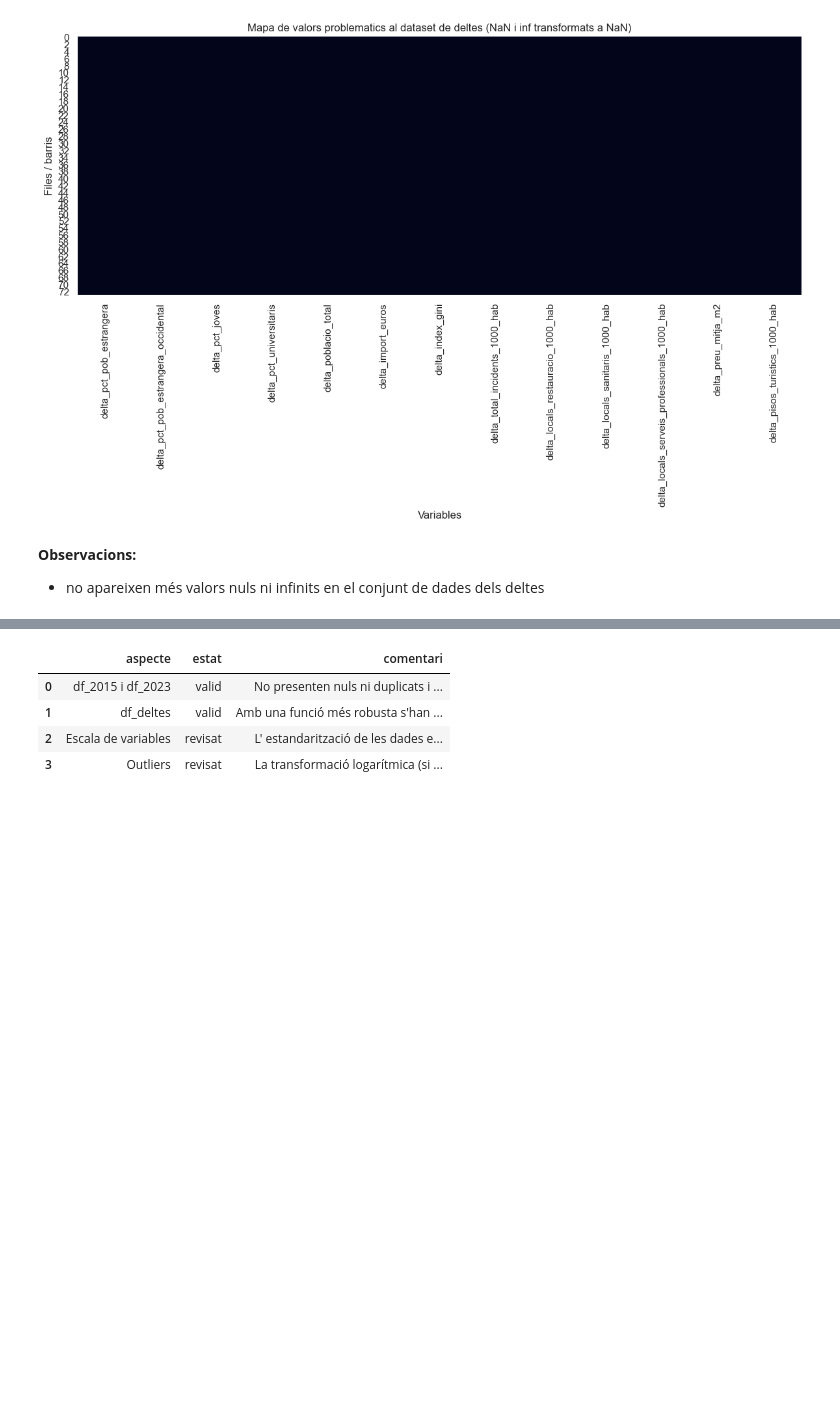
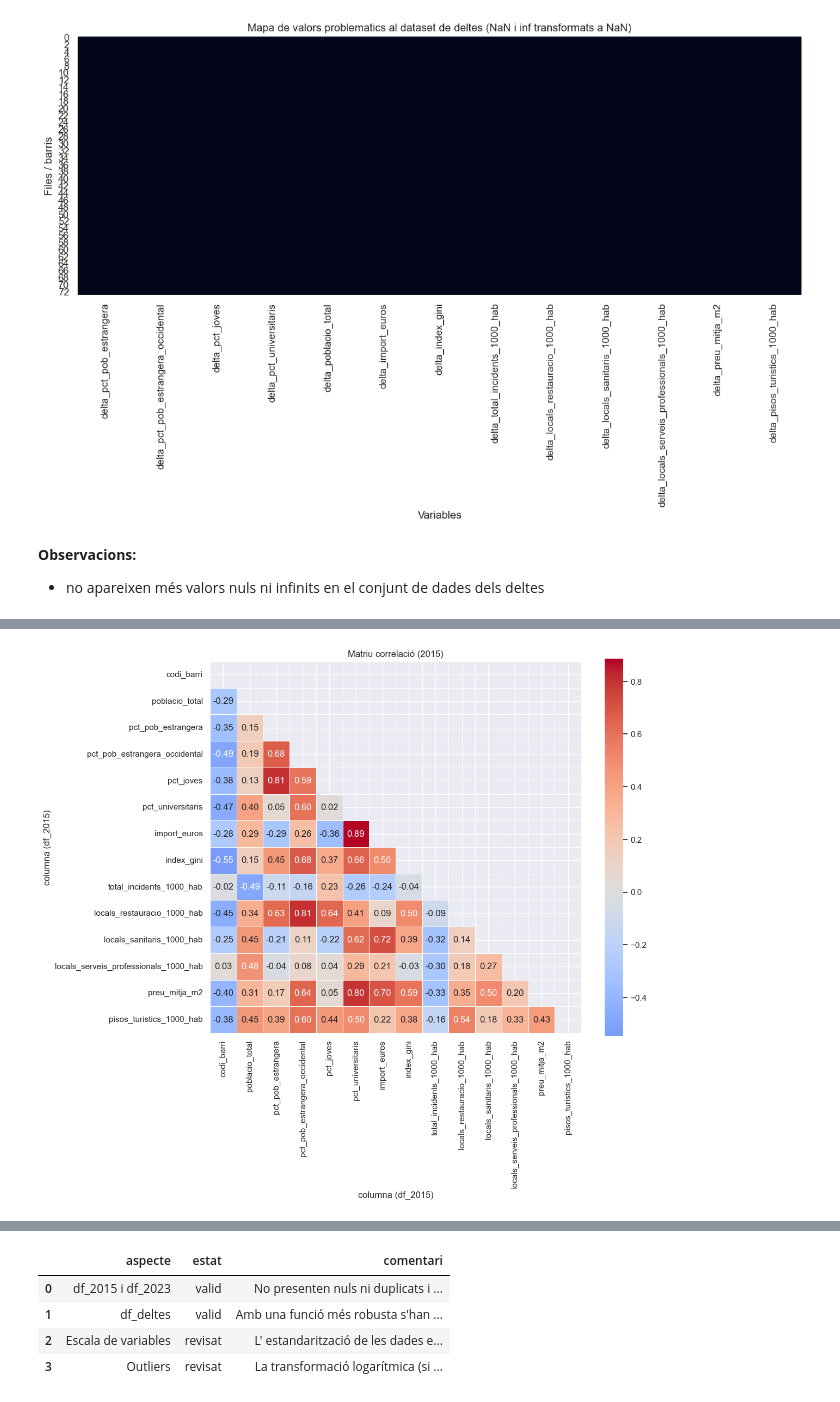
Before and after one commit to joseprau/tfm_gentrificacio_bcn, a Jupyter notebook: notebooks/eda.ipynb, the cells around one changed output, grey strips where cells are left out. Cells and saved outputs as stored; diff of their text form; code cells hidden in the pictures; blank space fills up the shorter version.

Commit message:
analisi correlacions dels datasets a eda

```diff
--- a/notebooks/eda.ipynb
+++ b/notebooks/eda.ipynb
@@ -145,6 +145,21 @@ def boxplots_validacio(df, titol, nom_fitxer):
     fig.tight_layout()
     fig.savefig(RESULTS_DIR / nom_fitxer, dpi=150, bbox_inches='tight')
     plt.show()
+
+
+def corr_plot(cor_matrix, titol, nom_fitxer):
+    """
+    Funció per mostrar de manera gràfica la matriu de correlació.
+    """
+
+    mask = np.triu(np.ones_like(cor_matrix, dtype=bool))
+
+    plt.figure(figsize=(11, 9))
+    sns.heatmap(cor_matrix, mask = mask, annot=True, fmt=".2f", cmap='coolwarm', center=0,
+            square=True, linewidths=.5)
+    plt.title(titol)
+    plt.savefig(RESULTS_DIR / nom_fitxer, dpi = 150, bbox_inches = 'tight')
+    plt.show()
 # %% [markdown]
 # 1. Validacio estructural
 
@@ -453,0 +472,4 @@ plt.show()
+# %%
+corr_plot(df_2015.corr(), "Matriu correlació (2015)", "correlacions_2015.png")
+# %% [output]
+[figure, added]
```
Also changed, not shown: parts of 6 cells of this notebook, 6 other files.
